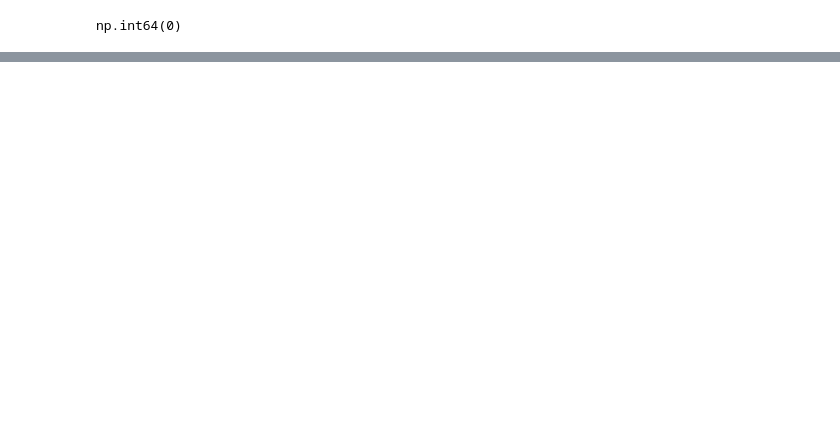
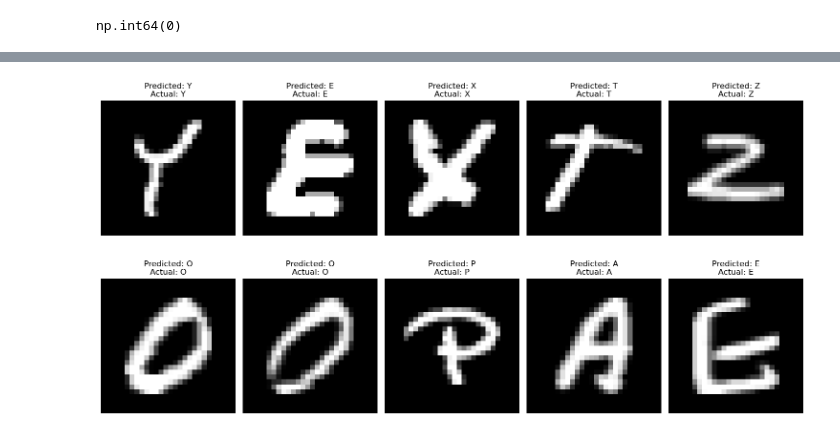
Before and after one commit to Sarthak-Paturkar/handwritten-alphabet-cnn, a Jupyter notebook: alphabets_cnn.ipynb, the cells around one changed output, grey strips where cells are left out. Saved outputs shown, nothing was run; the diff lists cells and outputs as text; code cells hidden in the pictures; blank space fills up the shorter version.

Commit message:
Updated alphabet CNN model and predictions

```diff
--- a/alphabets_cnn.ipynb
+++ b/alphabets_cnn.ipynb
@@ -112,0 +237,4 @@ X_train.shape
+# %%
+prediction = model.predict(X_test[idx:idx+1])
+predicted_label = prediction.argmax()
+print("Predicted label:", predicted_label)
@@ -112,0 +244,2 @@ X_train.shape
+# %%
+letters = "ABCDEFGHIJKLMNOPQRSTUVWXYZ"
@@ -112,0 +251,5 @@ X_train.shape
+# %%
+actual_label = int(y_test.iloc[idx])
+actual_letter = letters[actual_label]
+
+print("Actual letter:", actual_letter)
@@ -112,0 +272,26 @@ X_train.shape
+# %%
+import random
+import matplotlib.pyplot as plt
+
+plt.figure(figsize=(15, 8))
+
+for i in range(10):
+    idx = random.randint(0, len(X_test) - 1)
+
+    prediction = model.predict(X_test[idx:idx+1], verbose=0)
+    predicted_label = prediction.argmax()
+
+    actual_label = int(y_test.iloc[idx])
+
+    predicted_letter = letters[predicted_label]
+    actual_letter = letters[actual_label]
+
+    plt.subplot(2, 5, i + 1)
+    plt.imshow(X_test[idx], cmap='gray')
+    plt.title(f"Predicted: {predicted_letter}\nActual: {actual_letter}")
+    plt.axis('off')
+
+plt.tight_layout()
+plt.show()
+# %% [output]
+[figure, added]
```
Also changed, not shown: parts of 84 cells of this notebook, 2 other files.
